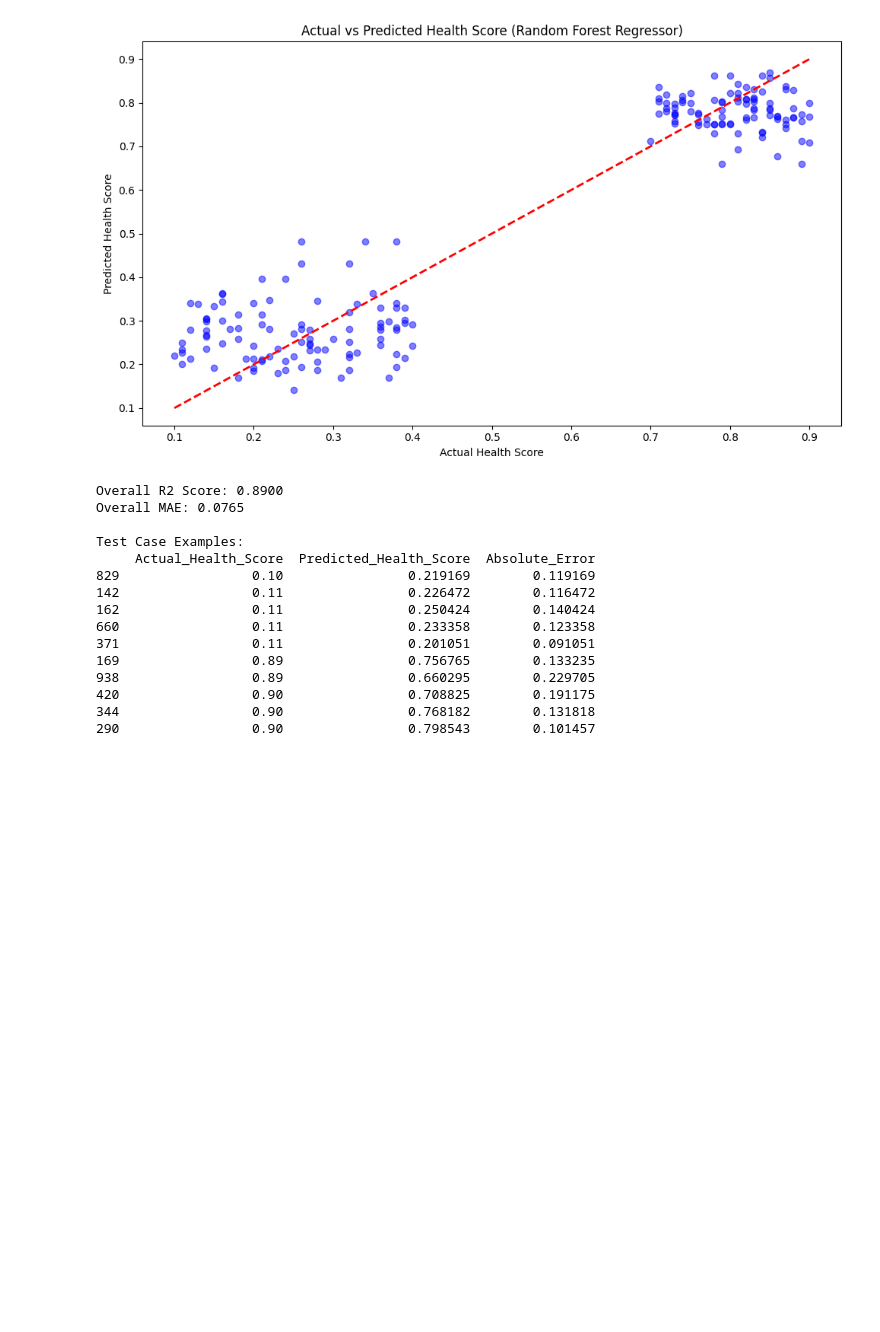
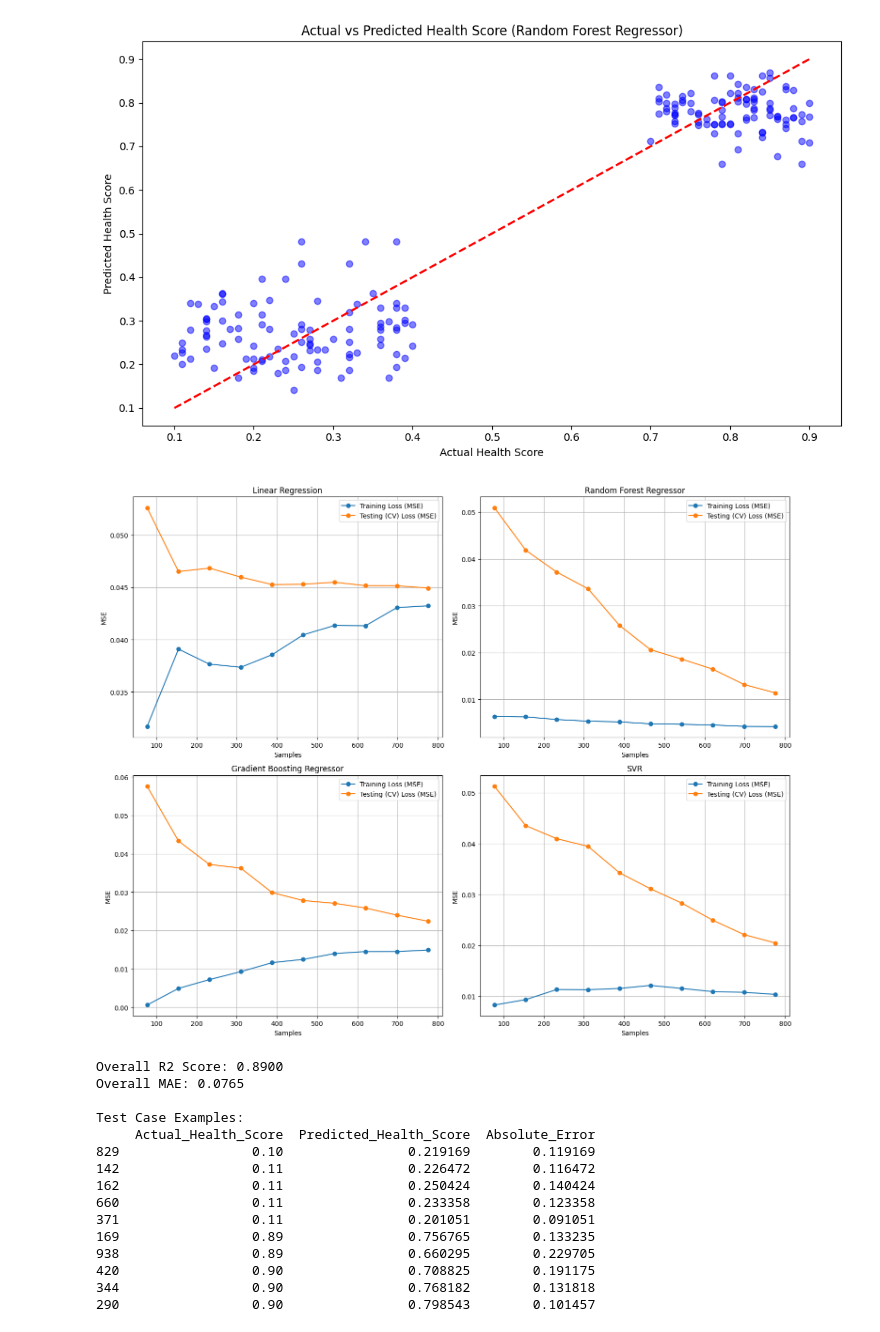
Before and after one commit to NSJayaweera/NCD-Risk_Prediction, a Jupyter notebook: OptimalMLIdentification.ipynb, the cells around one changed output. Saved outputs shown, nothing was run; the diff lists cells and outputs as text; code cells hidden in the pictures; blank space fills up the shorter version.

```diff
--- a/OptimalMLIdentification.ipynb
+++ b/OptimalMLIdentification.ipynb
@@ -611,6 +621,49 @@ print(f"\n{best_model_name} Cross-Validation R2 Score: {cv_scores.mean():.4f} (+
 
 Random Forest Regressor Cross-Validation R2 Score: 0.8600 (+/- 0.0148)
 [figure]
+# %%
+import matplotlib.pyplot as plt
+import numpy as np
+from sklearn.model_selection import learning_curve
+from sklearn.pipeline import Pipeline
+from sklearn.preprocessing import StandardScaler
+
+# Define regression models with appropriate scaling
+regressors = {
+    "Linear Regression": Pipeline([('scaler', StandardScaler()), ('lr', LinearRegression())]),
+    "Random Forest Regressor": RandomForestRegressor(random_state=42),
+    "Gradient Boosting Regressor": GradientBoostingRegressor(random_state=42),
+    "SVR": Pipeline([('scaler', StandardScaler()), ('svr', SVR())])
+}
+
+# Function to generate individual subplots
+def plot_regression_learning_curves(model, X, y, ax, title):
+    train_sizes, train_scores, test_scores = learning_curve(
+        model, X, y, cv=5, n_jobs=-1,
+        train_sizes=np.linspace(0.1, 1.0, 10),
+        scoring='neg_mean_squared_error'
+    )
+
+    # Convert to positive MSE
+    train_loss_mean = -np.mean(train_scores, axis=1)
+    test_loss_mean = -np.mean(test_scores, axis=1)
+
+    ax.plot(train_sizes, train_loss_mean, 'o-', label="Training Loss (MSE)")
+    ax.plot(train_sizes, test_loss_mean, 'o-', label="Testing (CV) Loss (MSE)")
+    ax.set_title(title)
+    ax.set_xlabel("Samples")
+    ax.set_ylabel("MSE")
+    ax.legend()
+    ax.grid(True)
+
+# Visualize all 4 models
+fig, axes = plt.subplots(2, 2, figsize=(15, 12))
+for i, (name, model) in enumerate(regressors.items()):
+    plot_regression_learning_curves(model, X, y, axes.flatten()[i], f"{name}")
+plt.tight_layout()
+plt.show()
+# %% [output]
+[figure, added]
 # %%
 import pandas as pd
 import numpy as np
```
Also changed, not shown: parts of 11 cells of this notebook.
